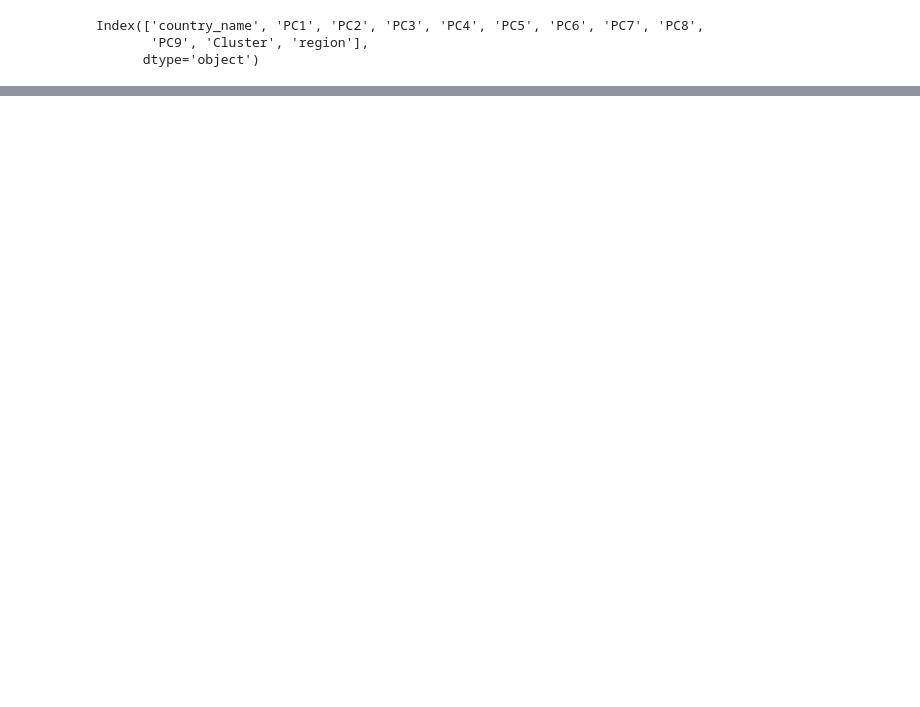
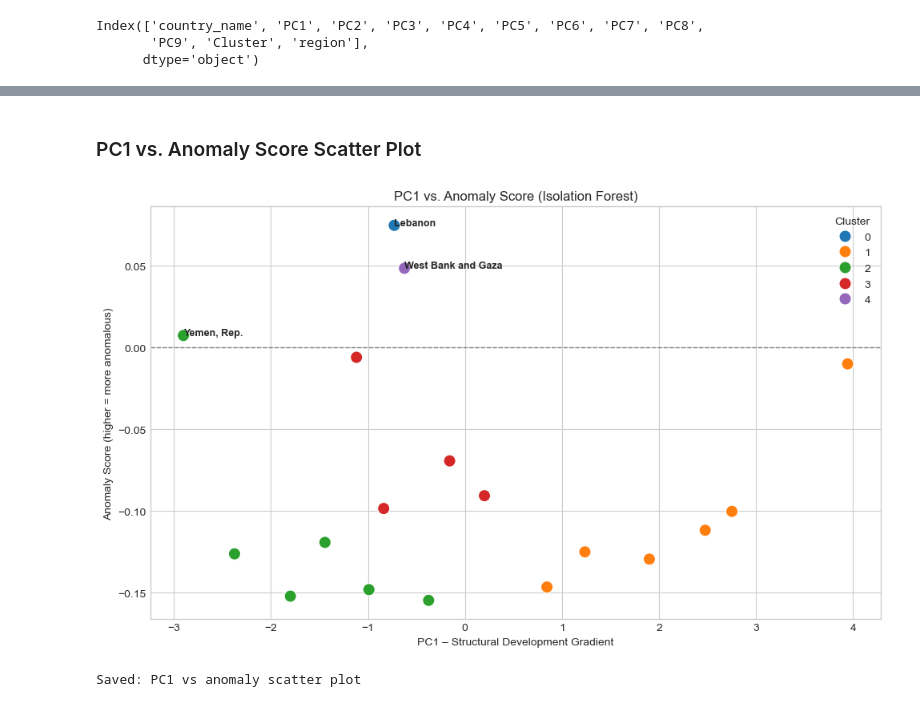
Before and after one commit to daniehben/worldbank-api-pipeline, a Jupyter notebook: notebooks/Anomaly.ipynb, the cells around one changed output, grey strips where cells are left out. Drawn from its saved outputs; the diff is of its cells as text; code cells hidden in the pictures; blank space fills up the shorter version.

```diff
--- a/notebooks/Anomaly.ipynb
+++ b/notebooks/Anomaly.ipynb
@@ -54,0 +189,31 @@ Index(['country_name', 'PC1', 'PC2', 'PC3', 'PC4', 'PC5', 'PC6', 'PC7', 'PC8',
+# %% [markdown]
+### PC1 vs. Anomaly Score Scatter Plot
+# %%
+plt.figure(figsize=(10, 6))
+sns.scatterplot(
+    data=anomaly_df,
+    x="PC1",
+    y="iso_anomaly_score",
+    hue="Cluster",
+    palette="tab10",
+    s=120
+)
+
+plt.axhline(0, color="gray", linestyle="--", linewidth=1)
+plt.title("PC1 vs. Anomaly Score (Isolation Forest)")
+plt.xlabel("PC1 – Structural Development Gradient")
+plt.ylabel("Anomaly Score (higher = more anomalous)")
+
+# Annotate extreme outliers
+for country, x, y in zip(anomaly_df.index, anomaly_df["PC1"], anomaly_df["iso_anomaly_score"]):
+    if y > 0:  # Only annotate positive anomalies
+        plt.text(x, y, country, fontsize=9, fontweight='bold')
+
+plt.tight_layout()
+plt.savefig(f"{OUTPUT_DIR}pc1_vs_anomaly_scatter.png", dpi=300)
+plt.show()
+
+print("Saved: PC1 vs anomaly scatter plot")
+# %% [output]
+[figure, added]
+Saved: PC1 vs anomaly scatter plot
```
Also changed, not shown: parts of 9 cells of this notebook, 1 other file.
